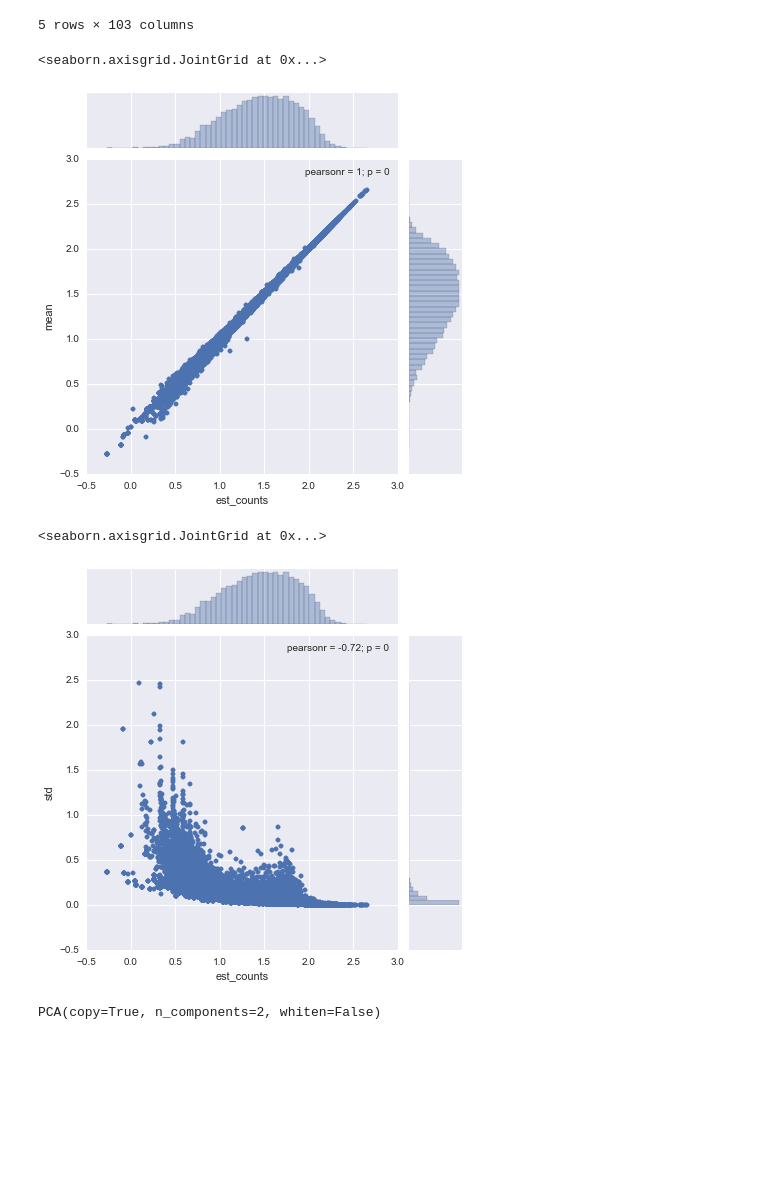
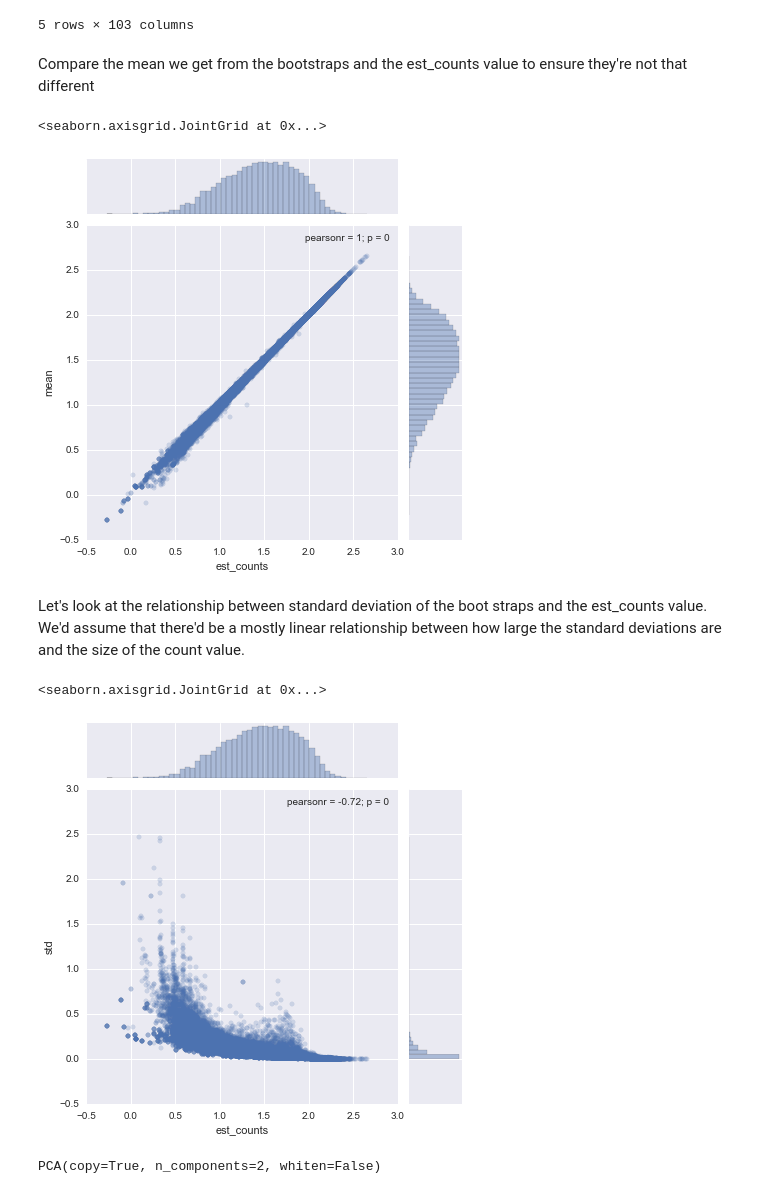
Before and after one commit to jvivian/ipython_notebooks, a Jupyter notebook: kallisto_boostraps/Kallisto Boostraps.ipynb, the cells around one changed output. Cells and saved outputs as stored; diff of their text form; code cells hidden in the pictures; blank space fills up the shorter version.

Commit message:
Kallisto bootstraps update

```diff
--- a/kallisto_boostraps/Kallisto Boostraps.ipynb
+++ b/kallisto_boostraps/Kallisto Boostraps.ipynb
@@ -161,16 +161,20 @@ log_df.head()
 | ENST00000466557.6 | 1.771970 | 1.768978 | 1.775765 | 1.756862 | 1.766431 | 1.773789 | 1.779823 | 1.770098 | 1.774809 | 1.771627 | ... |
 | ENST00000491962.1 | 1.374013 | 1.365271 | 1.358339 | 1.387462 | 1.406981 | 1.372857 | 1.364253 | 1.349710 | 1.368748 | 1.355719 | ... |
 5 rows × 103 columns
+# %% [markdown]
+Compare the mean we get from the bootstraps and the est_counts value to ensure they're not that different
 # %%
-sns.jointplot('est_counts', 'mean', log_df)
+sns.jointplot('est_counts', 'mean', log_df, alpha=0.2)
 # %% [output]
 <seaborn.axisgrid.JointGrid at 0x...>
-[figure, old version]
+[figure, new version]
+# %% [markdown]
+Let's look at the relationship between standard deviation of the boot straps and the est_counts value.  We'd assume that there'd be a mostly linear relationship between how large the standard deviations are and the size of the count value.
 # %%
-sns.jointplot('est_counts', 'std', log_df)
+sns.jointplot('est_counts', 'std', log_df, alpha=0.2)
 # %% [output]
 <seaborn.axisgrid.JointGrid at 0x...>
-[figure, old version]
+[figure, new version]
 # %%
 from sklearn.decomposition import PCA
 pca = PCA(n_components=2)
```
